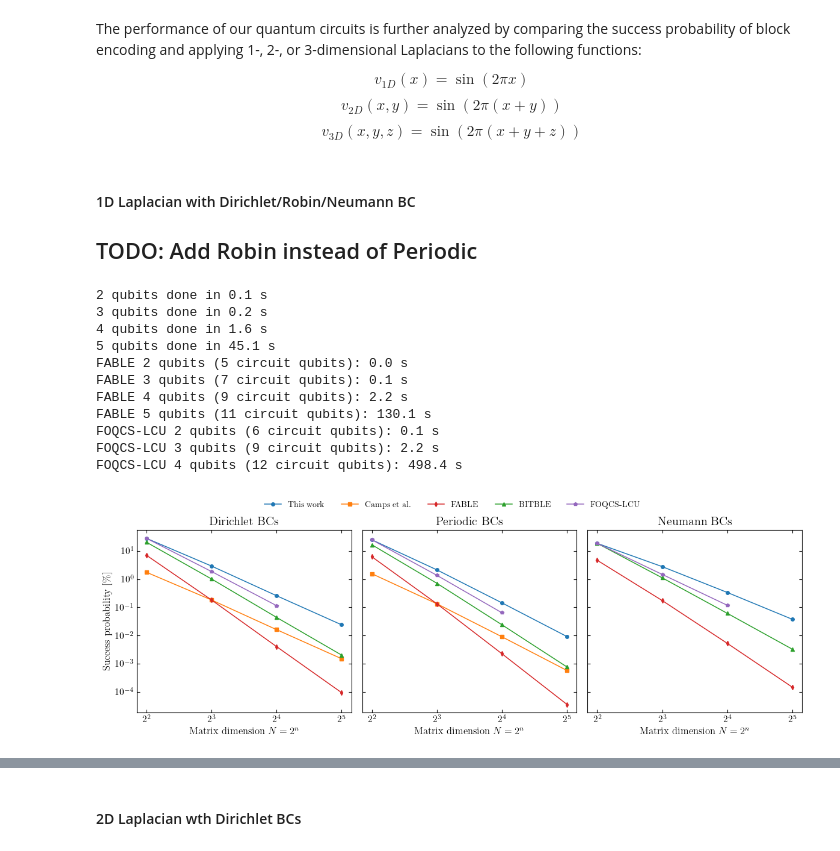
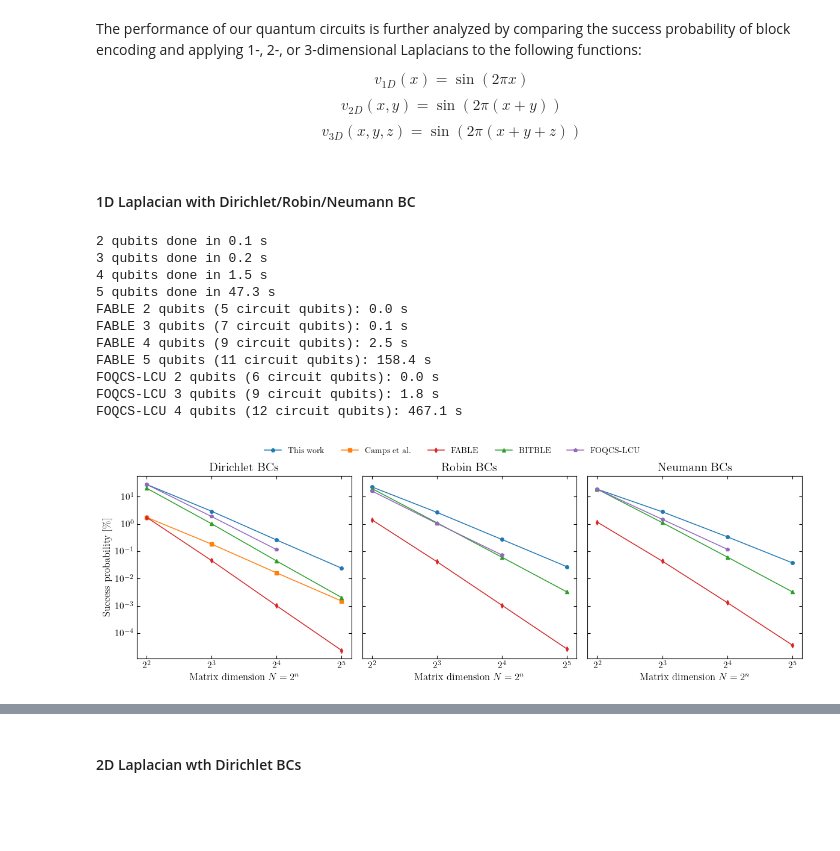
Before and after one commit to TDC28/laplacian_beqc, a Jupyter notebook: comparison.ipynb, the cells around one changed output, grey strips where cells are left out. Drawn from its saved outputs; the diff is of its cells as text; code cells hidden in the pictures; blank space fills up the shorter version.

```diff
--- a/comparison.ipynb
+++ b/comparison.ipynb
@@ -1230,7 +1391,7 @@ for nq in nqs:
 
     # - FABLE
     matrix = generate_laplacian(
-        [2**nq1, 2**nq2, 2**nq3], deltas, ["periodic", "dirichlet", "neumann"]
+        [2**nq1, 2**nq2, 2**nq3], deltas, ["periodic", "dirichlet", "neumann"], analytic_normalize=True
     )
     qc_fable, _ = fable(matrix.toarray(), 0)
     transpiled = transpile(qc_fable, backend=backend, optimization_level=0)
@@ -1371,8 +1860,6 @@ def v_3d(x, y, z):
     return np.sin(2 * np.pi * (x + y + z))
 # %% [markdown]
 #### 1D Laplacian with Dirichlet/Robin/Neumann BC
-
-## TODO: Add Robin instead of Periodic
 # %%
 import time
 
@@ -1392,9 +1879,8 @@ sprob_our_be_1d_dbc = []
 sprob_camps_be_1d_dbc = []
 sprob_bitble_1d_dbc = []
 
-sprob_our_be_1d_pbc = []
-sprob_camps_be_1d_pbc = []
-sprob_bitble_1d_pbc = []
+sprob_our_be_1d_rbc = []
+sprob_bitble_1d_rbc = []
 
 sprob_our_be_1d_nbc = []
 sprob_bitble_1d_nbc = []
@@ -1439,27 +1925,21 @@ for nq in nqs:
     sprob_bitble_1d_dbc.append(sprob(qc, nq))
 
     ###############################
-    ######## Periodic BCs #########
+    ######## Robin BCs #########
     ###############################
 
     # - Our block encoding
-    bcs = [(1,2,1,4)]
-    qc = generate_laplacian_beqc([nq], bcs = bcs, vs=v_normed)
-    sprob_our_be_1d_pbc.append(sprob(qc, nq))
-
-    # - Camps et al.
-    qc = QuantumCircuit(nq + 3)
-    qc.append(StatePreparation(v_normed), range(nq))
-    qc.append(camps_banded_circulant_mat(nq, 0.5, -0.25, -0.25, False, False), qc.qubits)
-    sprob_camps_be_1d_pbc.append(sprob(qc, nq))
+    bcs = [(1, 1, 0.5, -1)]
+    qc = generate_laplacian_beqc([nq], bcs = bcs, vs=v_normed,)
+    sprob_our_be_1d_rbc.append(sprob(qc, nq))
 
     # - BITBLE
     qc = QuantumCircuit(2 * nq)
     qc.append(StatePreparation(v_normed), range(nq))
-    qc_bitble = load(f"bitble_circuits/1d/periodic/bitble1_{nq}qubits.qasm")
+    qc_bitble = load(f"bitble_circuits/1d/robin/bitble1_{nq}qubits.qasm")
     qc.append(qc_bitble.reverse_bits(), qc.qubits)
     qc.save_unitary()
-    sprob_bitble_1d_pbc.append(sprob(qc, nq))
+    sprob_bitble_1d_rbc.append(sprob(qc, nq))
 
     ###############################
     ######### Neumann BCs #########
@@ -1493,20 +1973,20 @@ def fable_sprob(matrix, v_normed, nq):
 
 
 sprob_fable_1d_dbc = []
-sprob_fable_1d_pbc = []
+sprob_fable_1d_rbc = []
 sprob_fable_1d_nbc = []
 
 for nq in nqs_fable:
     t0 = time.time()
     v_normed = v_1d_normed(nq)
 
-    matrix = generate_laplacian((2**nq,)).toarray()
+    matrix = generate_laplacian((2**nq,), analytic_normalize=True).toarray()
     sprob_fable_1d_dbc.append(fable_sprob(matrix, v_normed, nq))
 
-    matrix = generate_laplacian((2**nq,), bcs=["periodic"]).toarray()
-    sprob_fable_1d_pbc.append(fable_sprob(matrix, v_normed, nq))
+    matrix = generate_laplacian((2**nq,), bcs=["robin"], robin_coeffs=[(1, 1, 0.5, -1)], analytic_normalize=True).toarray()
+    sprob_fable_1d_rbc.append(fable_sprob(matrix, v_normed, nq))
 
-    matrix = generate_laplacian((2**nq,), bcs=["neumann"]).toarray()
+    matrix = generate_laplacian((2**nq,), bcs=["neumann"], analytic_normalize=True).toarray()
     sprob_fable_1d_nbc.append(fable_sprob(matrix, v_normed, nq))
 
     print(f"FABLE {nq} qubits ({2 * nq + 1} circuit qubits): {time.time() - t0:.1f} s", flush=True)
@@ -1538,20 +2018,20 @@ def foqcs_sprob(matrix, v_normed, nq):
 
 
 sprob_foqcs_1d_dbc = []
-sprob_foqcs_1d_pbc = []
+sprob_foqcs_1d_rbc = []
 sprob_foqcs_1d_nbc = []
 
 for nq in nqs_foqcs:
     t0 = time.time()
     v_normed = v_1d_normed(nq)
 
-    matrix = generate_laplacian((2**nq,)).toarray()
+    matrix = generate_laplacian((2**nq,), analytic_normalize=True).toarray()
     sprob_foqcs_1d_dbc.append(foqcs_sprob(matrix, v_normed, nq))
 
-    matrix = generate_laplacian((2**nq,), bcs=["periodic"]).toarray()
-    sprob_foqcs_1d_pbc.append(foqcs_sprob(matrix, v_normed, nq))
+    matrix = generate_laplacian((2**nq,), bcs=["robin"], robin_coeffs=[(1, 1, 0.5, -1)], analytic_normalize=True).toarray()
+    sprob_foqcs_1d_rbc.append(foqcs_sprob(matrix, v_normed, nq))
 
-    matrix = generate_laplacian((2**nq,), bcs=["neumann"]).toarray()
+    matrix = generate_laplacian((2**nq,), bcs=["neumann"], analytic_normalize=True).toarray()
     sprob_foqcs_1d_nbc.append(foqcs_sprob(matrix, v_normed, nq))
 
     print(f"FOQCS-LCU {nq} qubits ({3 * nq} circuit qubits): {time.time() - t0:.1f} s", flush=True)
@@ -1579,17 +2059,15 @@ axes[0].set_title("Dirichlet BCs")
 # =====================================================
 # Periodic
 # =====================================================
-axes[1].plot(n_points, sprob_our_be_1d_pbc,
+axes[1].plot(n_points, sprob_our_be_1d_rbc,
              marker=markers["ours"], color=colors["ours"])
-axes[1].plot(n_points, sprob_camps_be_1d_pbc,
-             marker=markers["camps"], color=colors["camps"])
-axes[1].plot(n_points_fable, sprob_fable_1d_pbc,
+axes[1].plot(n_points_fable, sprob_fable_1d_rbc,
              marker=markers["fable"], color=colors["fable"])
-axes[1].plot(n_points, sprob_bitble_1d_pbc,
+axes[1].plot(n_points, sprob_bitble_1d_rbc,
              marker=markers["bitble"], color=colors["bitble"])
-axes[1].plot(n_points_foqcs, sprob_foqcs_1d_pbc,
+axes[1].plot(n_points_foqcs, sprob_foqcs_1d_rbc,
              marker=markers["foqcs"], color=colors["foqcs"])
-axes[1].set_title("Periodic BCs")
+axes[1].set_title("Robin BCs")
 
 # =====================================================
 # Neumann
@@ -1606,38 +2084,38 @@ axes[2].set_title("Neumann BCs")
 
 # =====================================================
 # Shared formatting
 # =====================================================
 for ax in axes:
     ax.set_xscale("log", base=2)
     ax.set_yscale("log")
     ax.set_xlabel(r"Matrix dimension $N=2^{n}$")
     ax.grid(False)
     ax.tick_params(direction="in", which="both", top=True, right=True)
     ax.set_xticks(n_points)
     ax.xaxis.set_minor_locator(mpl.ticker.NullLocator())
     ax.yaxis.set_minor_locator(mpl.ticker.NullLocator())
 
 # Single global legend
 handles, labels = axes[0].get_legend_handles_labels()
 fig.legend(handles, labels,
            loc="upper center",
            ncol=5,
            frameon=False,
            bbox_to_anchor=(0.5, 1.05))
 
 plt.tight_layout()
 plt.savefig("figs/1d_success_probability.png", bbox_inches="tight", dpi=1200)
 plt.show()
 # %% [output]
 2 qubits done in 0.1 s
 3 qubits done in 0.2 s
-4 qubits done in 1.6 s
-5 qubits done in 45.1 s
+4 qubits done in 1.5 s
+5 qubits done in 47.3 s
 FABLE 2 qubits (5 circuit qubits): 0.0 s
 FABLE 3 qubits (7 circuit qubits): 0.1 s
-FABLE 4 qubits (9 circuit qubits): 2.2 s
-FABLE 5 qubits (11 circuit qubits): 130.1 s
-FOQCS-LCU 2 qubits (6 circuit qubits): 0.1 s
-FOQCS-LCU 3 qubits (9 circuit qubits): 2.2 s
-FOQCS-LCU 4 qubits (12 circuit qubits): 498.4 s
+FABLE 4 qubits (9 circuit qubits): 2.5 s
+FABLE 5 qubits (11 circuit qubits): 158.4 s
+FOQCS-LCU 2 qubits (6 circuit qubits): 0.0 s
+FOQCS-LCU 3 qubits (9 circuit qubits): 1.8 s
+FOQCS-LCU 4 qubits (12 circuit qubits): 467.1 s
-[figure, old version]
+[figure, new version]
```
Also changed, not shown: parts of 17 cells of this notebook, 26 other files.
